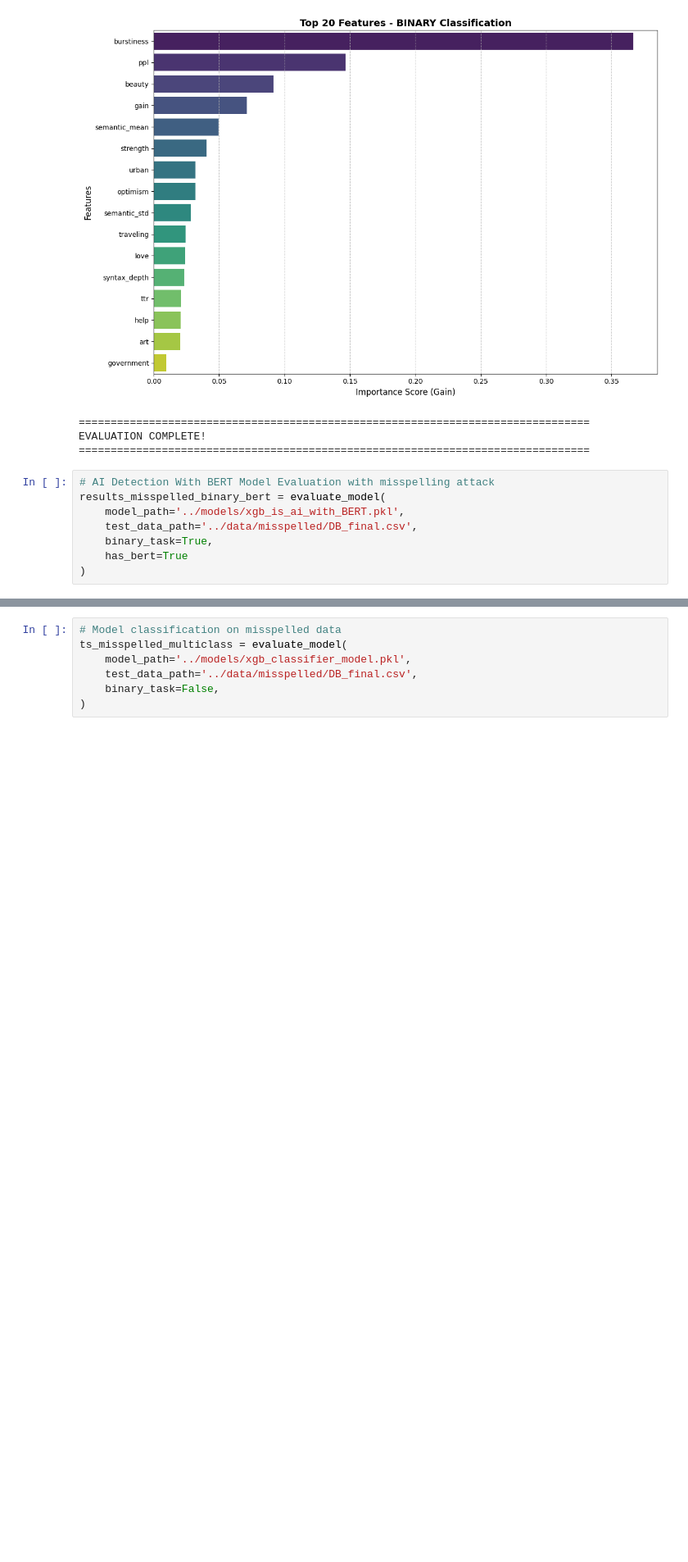
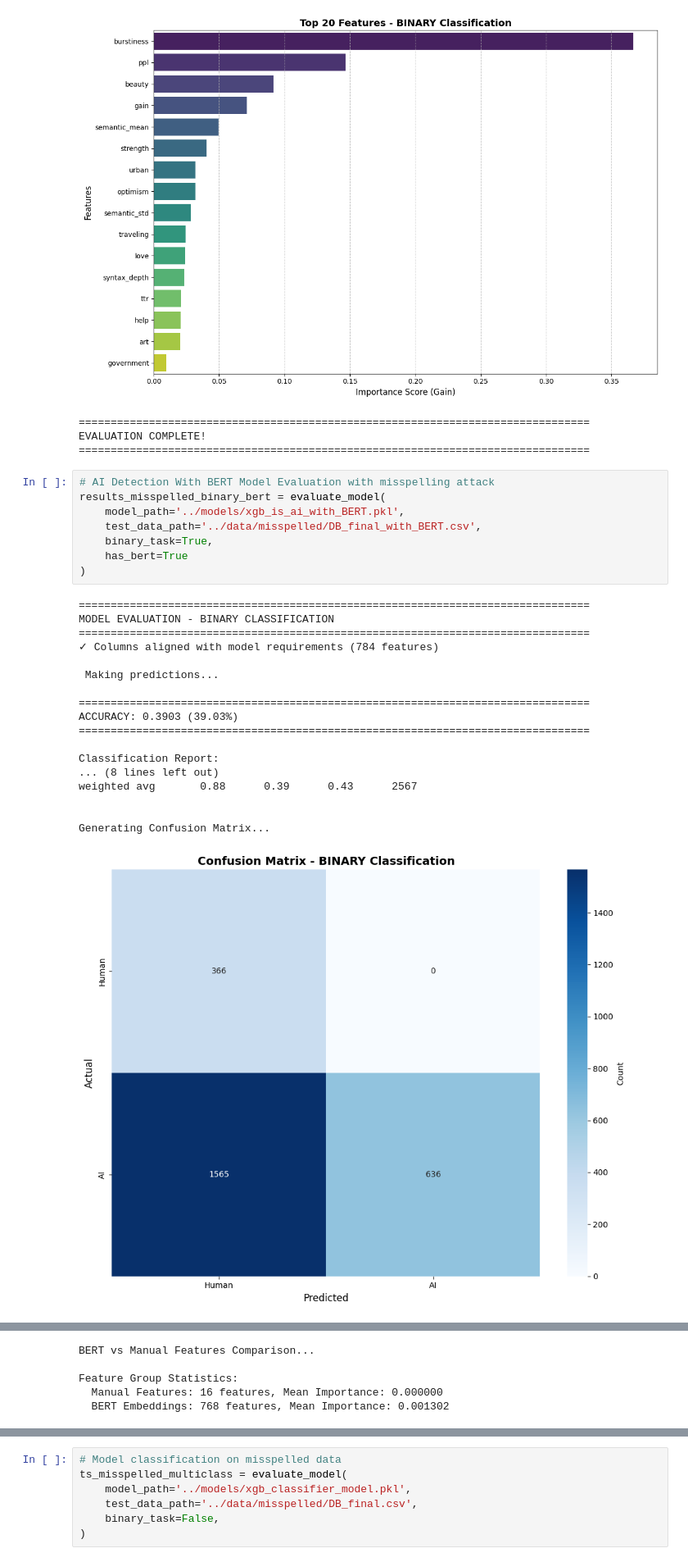
Before and after one commit to BaselCS/ai_text_detection, a Jupyter notebook: Evaluation/evaluation_utils.ipynb, the cells around one changed output, grey strips where cells are left out. Shown at 82% size. Drawn from its saved outputs; the diff is of its cells as text; blank space fills up the shorter version.

Commit message:
testting with BERT

```diff
--- a/Evaluation/evaluation_utils.ipynb
+++ b/Evaluation/evaluation_utils.ipynb
@@ -291,8 +291,27 @@ EVALUATION COMPLETE!
 # %%
 # AI Detection With BERT Model Evaluation with misspelling attack
 results_misspelled_binary_bert = evaluate_model(
     model_path='../models/xgb_is_ai_with_BERT.pkl',
-    test_data_path='../data/misspelled/DB_final.csv',
+    test_data_path='../data/misspelled/DB_final_with_BERT.csv',
     binary_task=True,
     has_bert=True
 )
+# %% [output]
+================================================================================
+MODEL EVALUATION - BINARY CLASSIFICATION
+================================================================================
+✓ Columns aligned with model requirements (784 features)
+
+ Making predictions...
+
+================================================================================
+ACCURACY: 0.3903 (39.03%)
+================================================================================
+
+Classification Report:
+... (8 lines left out)
+weighted avg       0.88      0.39      0.43      2567
+
+
+Generating Confusion Matrix...
+[figure, added]
@@ -298,0 +336,5 @@ results_misspelled_binary_bert = evaluate_model(
+BERT vs Manual Features Comparison...
+
+Feature Group Statistics:
+  Manual Features: 16 features, Mean Importance: 0.000000
+  BERT Embeddings: 768 features, Mean Importance: 0.001302
```
Also changed, not shown: parts of 11 cells of this notebook, 2 other files.
